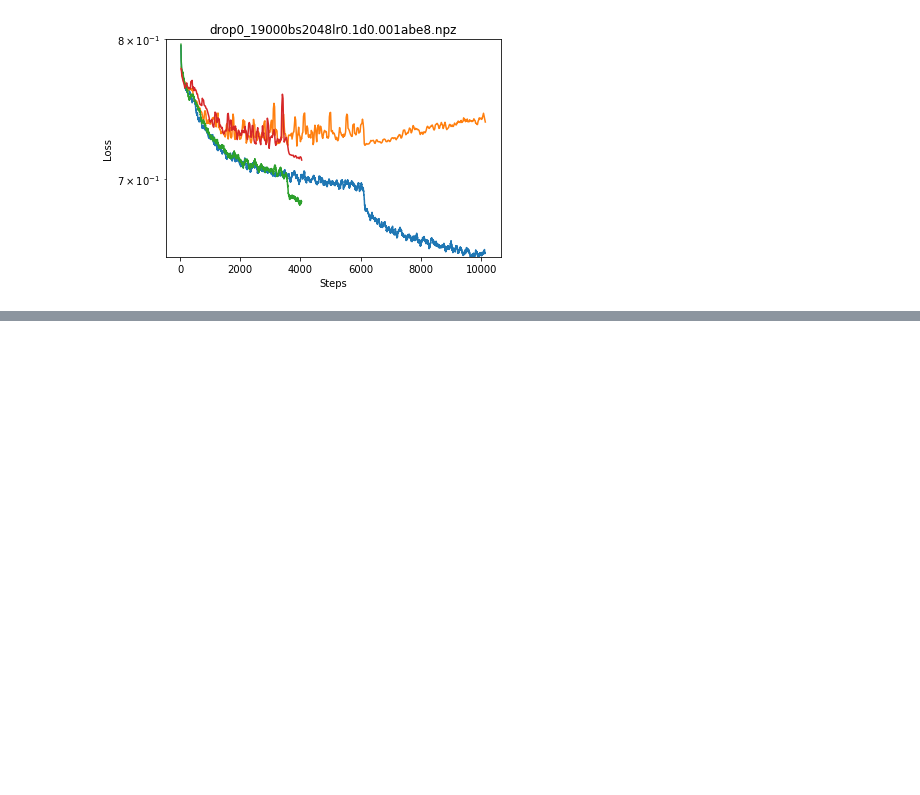
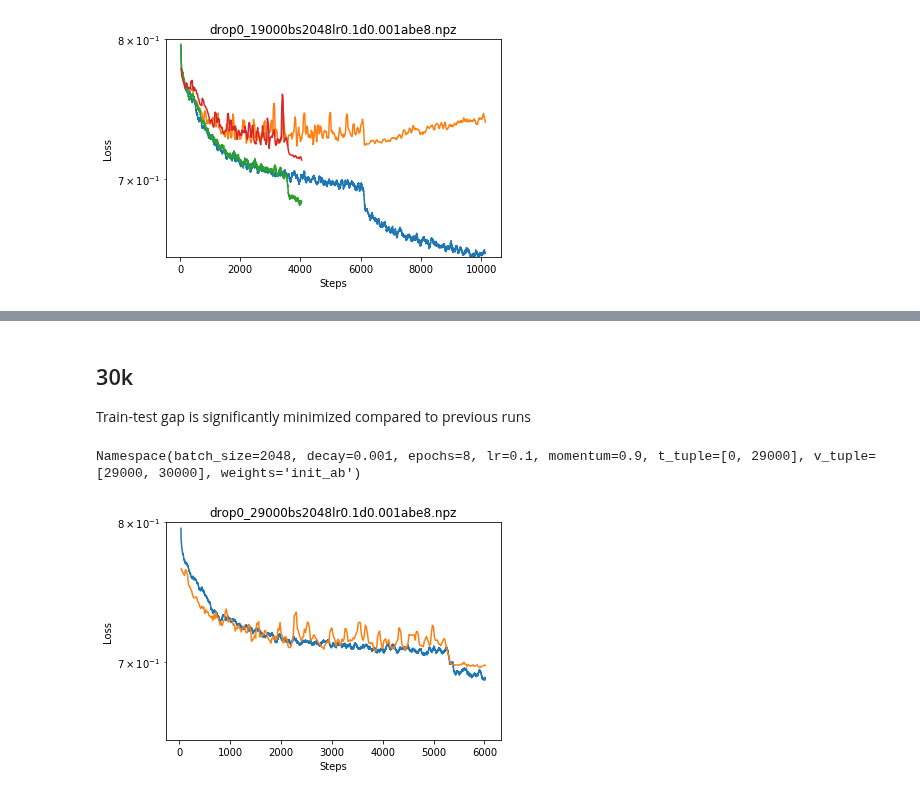
Before and after one commit to fqjin/ultimate-tictactoe, a Jupyter notebook: notebooks/LogsAB.ipynb, the cells around one changed output, grey strips where cells are left out. Saved outputs shown, nothing was run; the diff lists cells and outputs as text; code cells hidden in the pictures; blank space fills up the shorter version.

```diff
--- a/notebooks/LogsAB.ipynb
+++ b/notebooks/LogsAB.ipynb
@@ -76,0 +85,11 @@ Namespace(batch_size=2048, decay=0.001, epochs=8, lr=0.1, momentum=0.9, t_tuple=
+# %% [markdown]
+## 30k
+Train-test gap is significantly minimized compared to previous runs
+# %%
+name = 'drop0_29000bs2048lr0.1d0.001abe8.npz'
+plot3(name, name, rate=20, smooth=60)
+plt.ylim([0.8, 0.65])
+plt.show()
+# %% [output]
+Namespace(batch_size=2048, decay=0.001, epochs=8, lr=0.1, momentum=0.9, t_tuple=[0, 29000], v_tuple=[29000, 30000], weights='init_ab')
+[figure, added]
```
Also changed, not shown: parts of 3 cells of this notebook, 2 other files.
